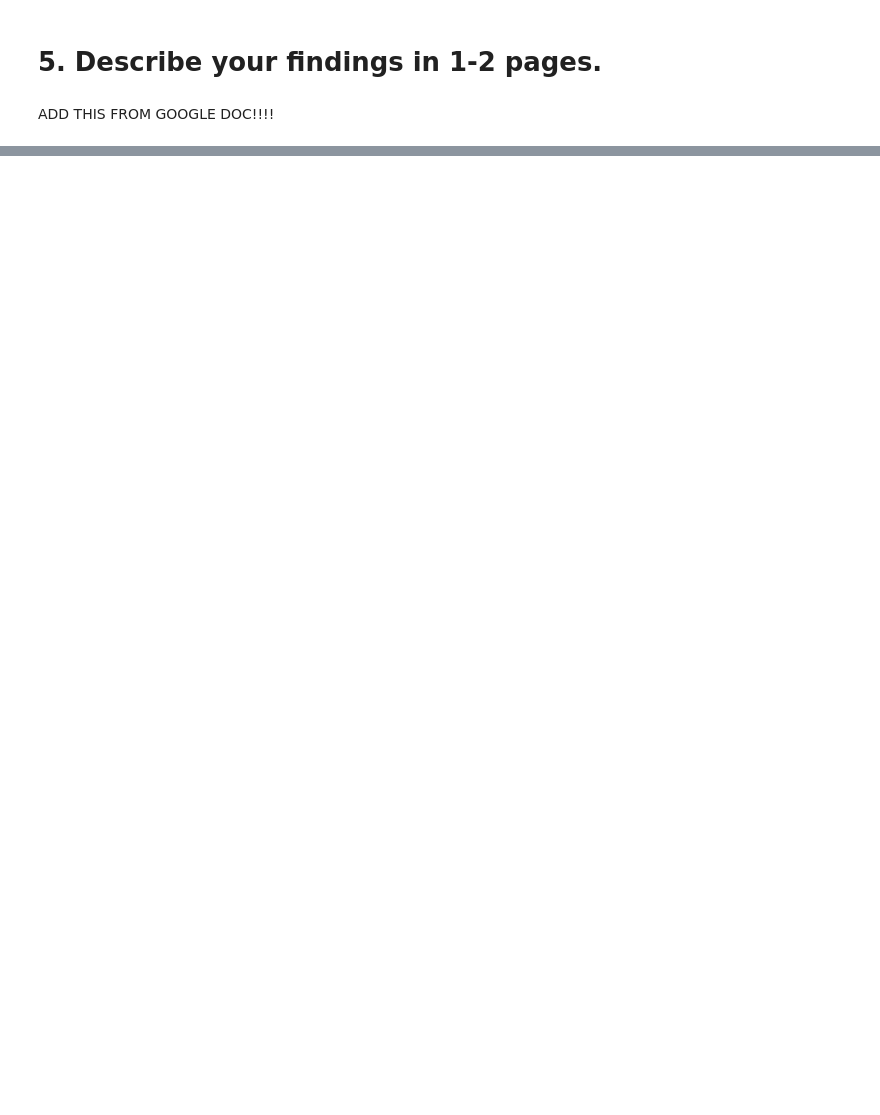
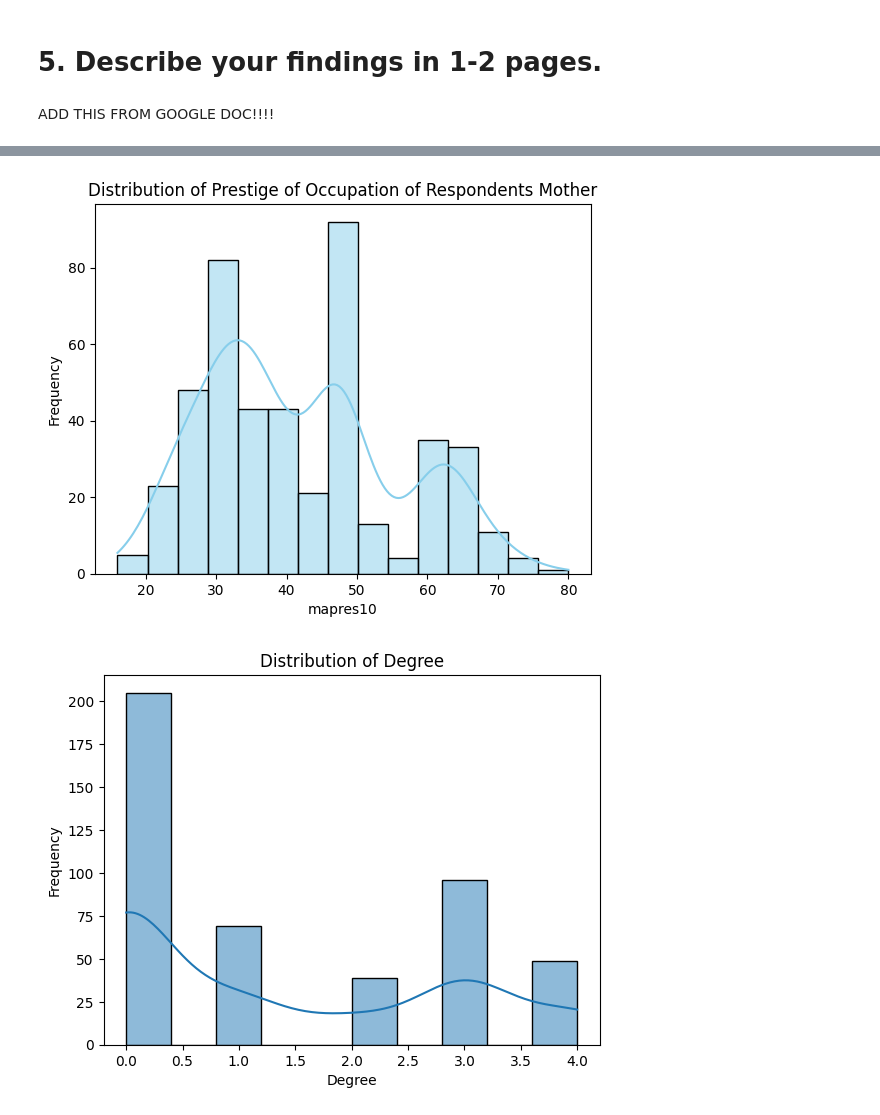
Before and after one commit to norawik/EDA, a Jupyter notebook: lab/gss.ipynb, the cells around one changed output, grey strips where cells are left out. Cells and saved outputs as stored; diff of their text form; code cells hidden in the pictures; blank space fills up the shorter version.

```diff
--- a/lab/gss.ipynb
+++ b/lab/gss.ipynb
@@ -306,0 +297,67 @@ ADD THIS FROM GOOGLE DOC!!!!
+# %%
+#Create a histogram of age at marriage
+sns.histplot(df['agewed'], kde=True)
+plt.title('Distribution of Age Married')
+plt.xlabel('Age')
+plt.ylabel('Frequency')
+plt.show()
+
+#Create a histogram of papres10
+sns.histplot(df['papres10'], kde=True, color='skyblue')
+plt.title('Distribution of Prestige of Occupation of Respondents Father')
+plt.xlabel('papres10')
+plt.ylabel('Frequency')
+plt.show()
+
+#Create a histogram of mapres10
+sns.histplot(df['mapres10'], kde=True, color='skyblue')
+plt.title('Distribution of Prestige of Occupation of Respondents Mother')
+plt.xlabel('mapres10')
+plt.ylabel('Frequency')
+plt.show()
+
+#Create a histogram of degree
+sns.histplot(df['degree'], kde=True)
+plt.title('Distribution of Degree')
+plt.xlabel('Degree')
+plt.ylabel('Frequency')
+plt.show()
+
+#Create a histogram of hours worked
+sns.histplot(df['hrs2'], kde=True)
+plt.title('Distribution of Hours Worked')
+plt.xlabel('hrs2')
+plt.ylabel('Frequency')
+plt.show()
+
+#Create a histogram of income
+sns.histplot(df['rincome'], kde=True)
+plt.title('Distribution of Income')
+plt.xlabel('rincome')
+plt.ylabel('Frequency')
+plt.show()
+
+#Create a histogram of Mother's degree
+sns.histplot(df['madeg'], kde=True)
+plt.title('Distribution of Mothers Degree')
+plt.xlabel('madeg')
+plt.ylabel('Frequency')
+plt.xticks(rotation=45)
+plt.show()
+
+#Create a histogram of Father's degree
+sns.histplot(df['padeg'], kde=True)
+plt.title('Distribution of Fathers Degree')
+plt.xlabel('padeg')
+plt.ylabel('Frequency')
+plt.xticks(rotation=45)
+plt.show()
+
+#Boxplot of marriage status by age married
+plt.figure(figsize=(8, 6))
+sns.boxplot(x='marital', y='agewed', data=df)
+plt.title('Age Married by Marriage Status')
+plt.xlabel('Marital Status')
+plt.ylabel('agewed')
+plt.show()
+# %% [output]
@@ -306,0 +366,2 @@ ADD THIS FROM GOOGLE DOC!!!!
+[figure, added]
+[figure, added]
```
Also changed, not shown: parts of 4 cells of this notebook.
